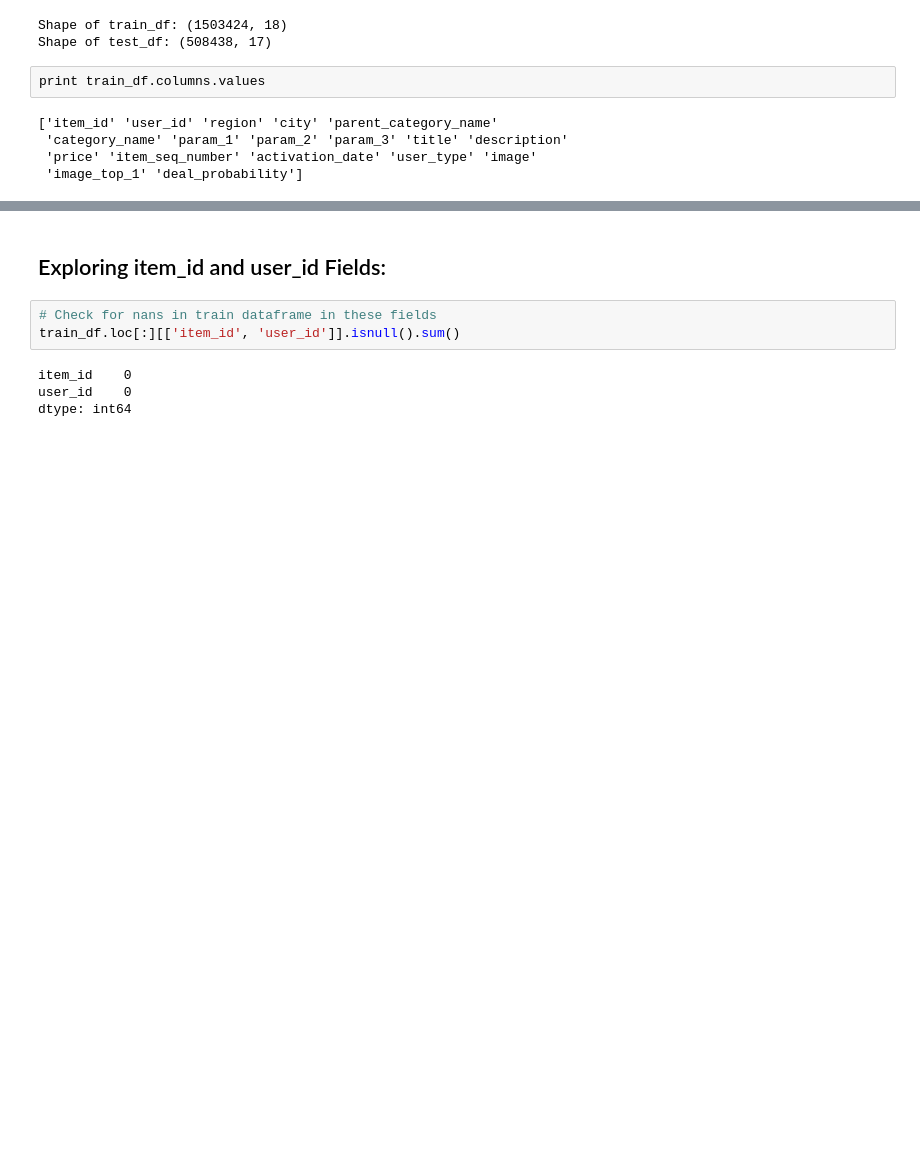
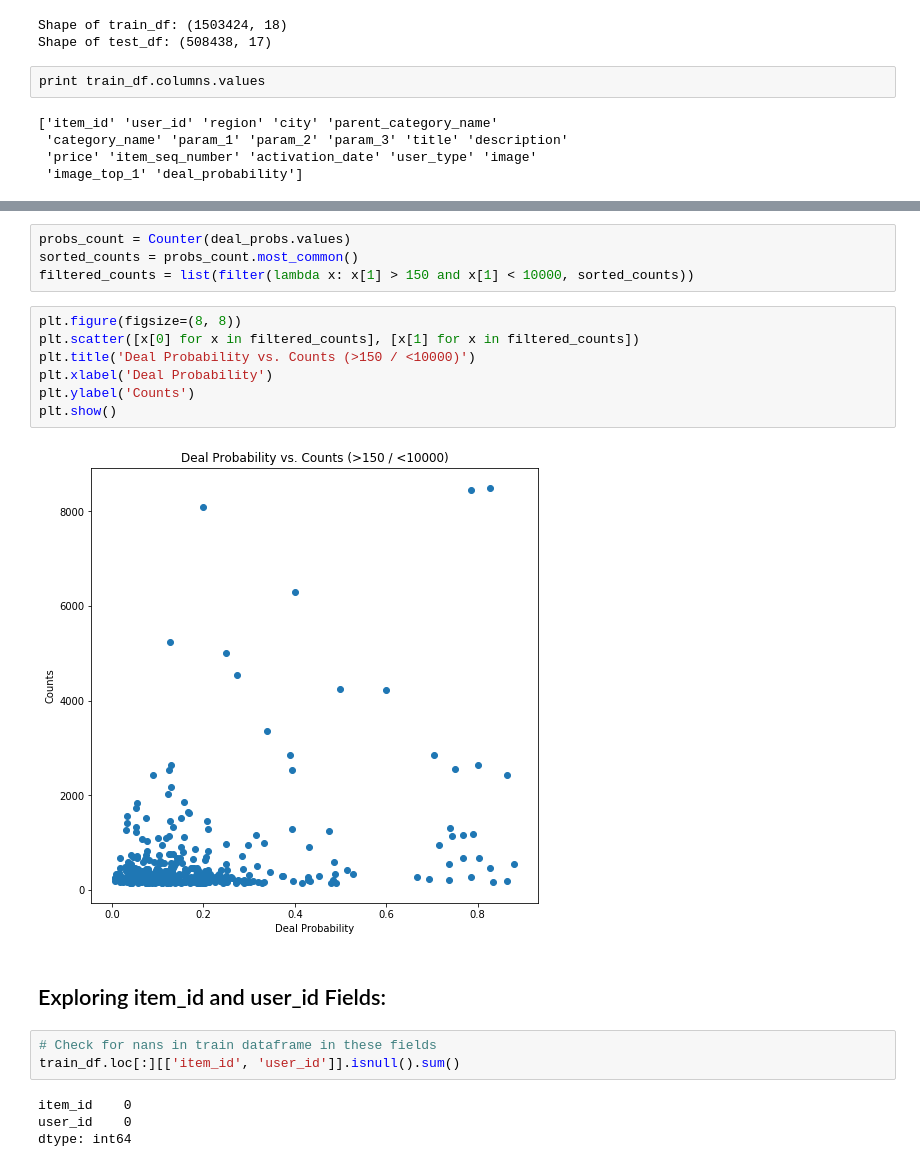
Before and after one commit to gestalt-howard/avito-demand-prediction, a Jupyter notebook: scripts/Stage_0_Data_Exploration.ipynb, the cells around one changed output, grey strips where cells are left out. Saved outputs shown, nothing was run; the diff lists cells and outputs as text; blank space fills up the shorter version.

```diff
--- a/scripts/Stage_0_Data_Exploration.ipynb
+++ b/scripts/Stage_0_Data_Exploration.ipynb
@@ -56,3 +83,16 @@ print train_df.columns.values
+# %%
+probs_count = Counter(deal_probs.values)
+sorted_counts = probs_count.most_common()
+filtered_counts = list(filter(lambda x: x[1] > 150 and x[1] < 10000, sorted_counts))
+# %%
+plt.figure(figsize=(8, 8))
+plt.scatter([x[0] for x in filtered_counts], [x[1] for x in filtered_counts])
+plt.title('Deal Probability vs. Counts (>150 / <10000)')
+plt.xlabel('Deal Probability')
+plt.ylabel('Counts')
+plt.show()
+# %% [output]
+[figure, added]
 # %% [markdown]
 ## Exploring item_id and user_id Fields:
 # %%
```
Also changed, not shown: parts of 7 cells of this notebook.
